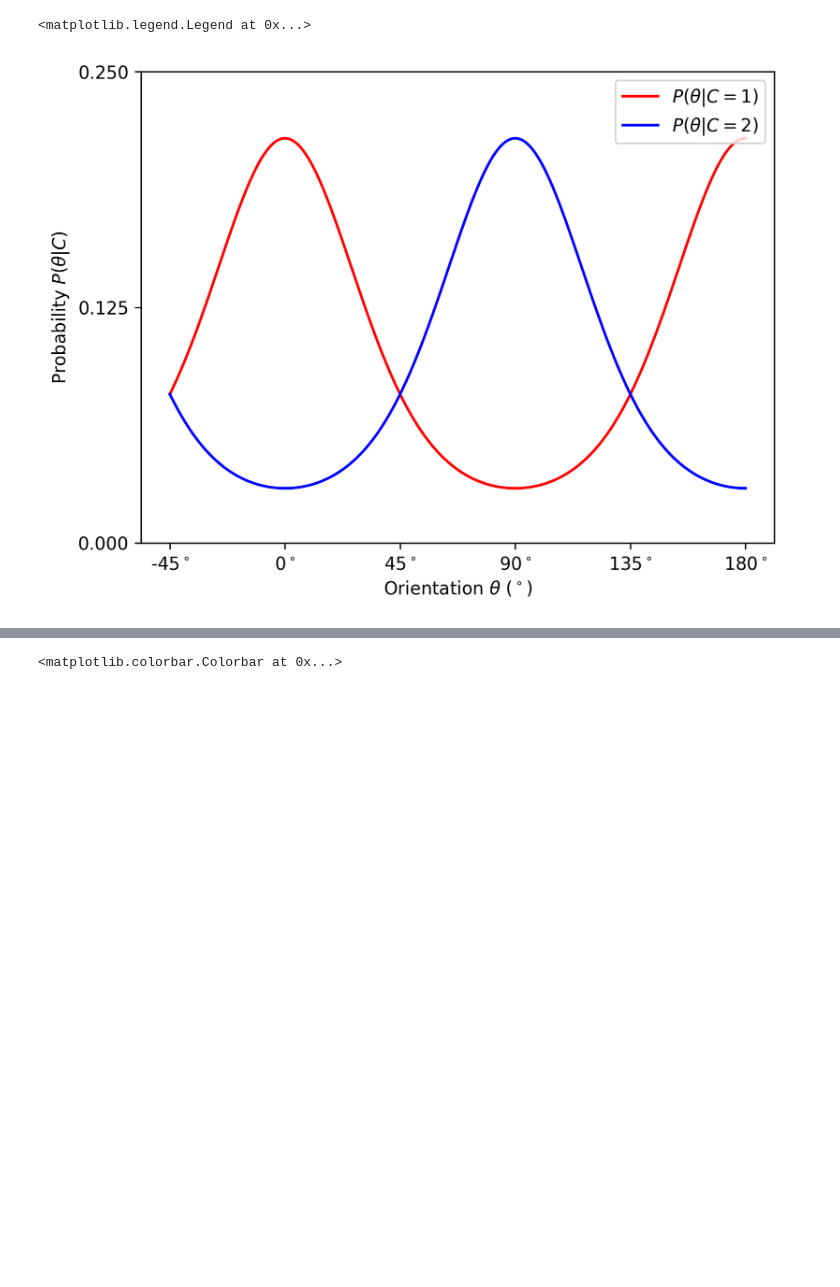
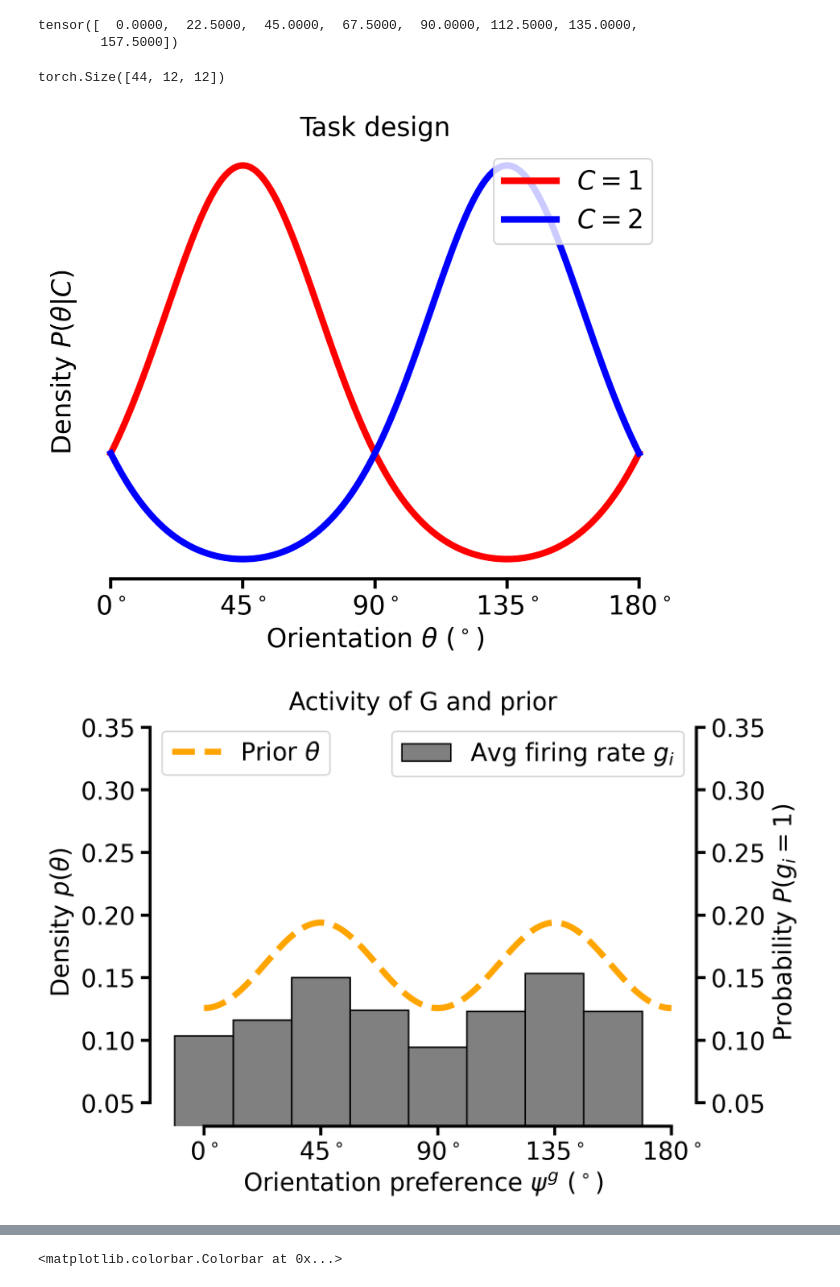
Before and after one commit to suhasshrinivasan/task-transfer, a Jupyter notebook: experiments/sampling_models.ipynb, the cells around one changed output, grey strips where cells are left out. Saved outputs shown, nothing was run; the diff lists cells and outputs as text; code cells hidden in the pictures; blank space fills up the shorter version.

```diff
--- a/experiments/sampling_models.ipynb
+++ b/experiments/sampling_models.ipynb
@@ -27,19 +23,19 @@ def lstsq_solution(Y, X):
 # %%
-n_g = 10
-n_x = 49
+n_g = 9
+n_x = 45
 c1_prob = 0.5
-# c1_loc = np.pi/4
-c1_loc = 0
-c1_std = None
-# c2_loc = 3*np.pi/4
-c2_loc = np.pi/2
-c2_std = None
-g_pref_orientations = torch.linspace(0, 3*np.pi/4, steps=n_g)
+c1_loc = np.pi/4
+# c1_loc = 0 # task B
+c1_std = 1.
+c2_loc = 3*np.pi/4
+# c2_loc = np.pi/2  # task B
+c2_std = 1.
+g_pref_orientations = torch.linspace(0, np.pi, steps=n_g)[:-1]
 # g_pref_orientations = torch.tensor([0, np.pi/4, np.pi/2, 3*np.pi/4])
 g_tuning_specificity = 1.0
-x_feedback_factor = 1.
-x_tuning_specificity = 3.0
-x_pref_orientations = torch.linspace(g_pref_orientations[0], g_pref_orientations[-1], steps=n_x)
+x_feedback_weight = 1
+x_tuning_specificity = 3
+x_pref_orientations = torch.linspace(g_pref_orientations[0], np.pi, steps=n_x)[:-1]
 obs_noise = 0.1
 n_samples = 10_000
 
@@ -51,10 +47,10 @@ model = OrientationDiscriminationModel(
     c2_std=c2_std,
     g_pref_orientations=g_pref_orientations,
     g_tuning_specificity=g_tuning_specificity,
-    x_feedback_factor=x_feedback_factor,
+    x_feedback_weight=x_feedback_weight,
     x_tuning_specificity=x_tuning_specificity,
     x_pref_orientations=x_pref_orientations,
     obs_noise=obs_noise,
 )
 
-samples_dict = model.sample_prior(n_samples=10_000)
+samples_dict = model.sample_prior(n_samples=n_samples)
@@ -112,21 +57,15 @@ NameError: name 'sampling_dict' is not defined
-# %%
-fig, ax = plt.subplots(dpi=300)
-ax.plot(all_orientations, tA_c1_orientation_density, color="red", label="$P(\\theta|C=1)$")
-ax.plot(all_orientations, tA_c2_orientation_density, color="blue", label="$P(\\theta|C=2)$")
-# ax.plot(
-#     all_orientations,
-#     (tA_c1_orientation_density + tA_c2_orientation_density) / 2,
-#     color="orange",
-#     linestyle="dotted",
-# )
-# ax.bar(x=g_preferred.flatten(), height=g_samples.mean(dim=0))
-xticks = np.array([-np.pi/4, 0, np.pi / 4, np.pi / 2, 3 * np.pi / 4, np.pi])
-ax.set_xticks(xticks)
-ax.set_xticklabels(f"{int(xtick)}$^\circ$" for xtick in xticks * 180 / np.pi)
-ax.set_xlabel("Orientation $\\theta$ ($^\circ$)")
-ax.set_yticks([0, 0.125, 0.25])
-ax.set_ylabel("Probability $P(\\theta|C)$")
-ax.legend(loc="upper right")
-# %% [output]
-<matplotlib.legend.Legend at 0x...>
-[figure, removed]
+# %%
+np.rad2deg(g_pref_orientations)
+# %% [output]
+tensor([  0.0000,  22.5000,  45.0000,  67.5000,  90.0000, 112.5000, 135.0000,
+        157.5000])
+# %%
+
+model.x_pfs.shape
+# %% [output]
+torch.Size([44, 12, 12])
+# %%
+plot_orientation_discrimination_model_prior(model, samples_dict)
+# %% [output]
+[figure, added]
+[figure, added]
```
Also changed, not shown: parts of 19 cells of this notebook.
